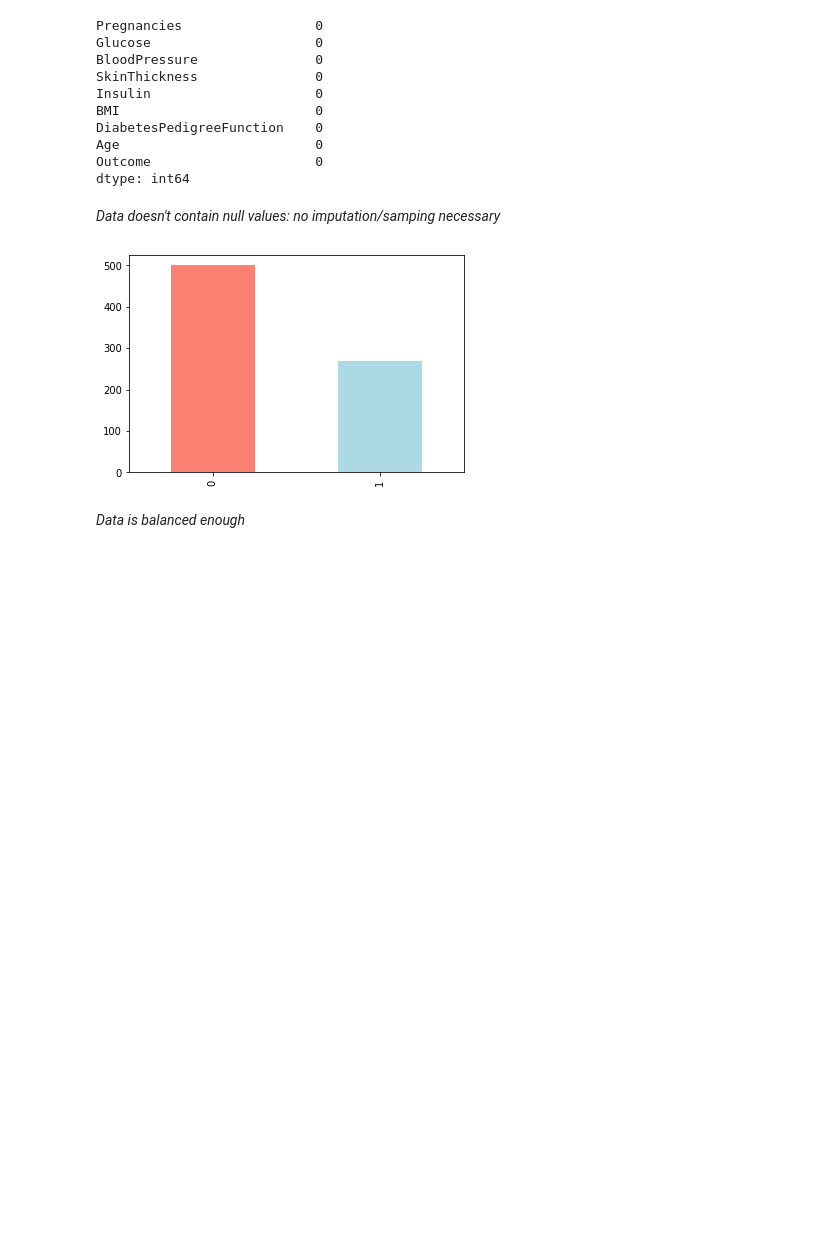
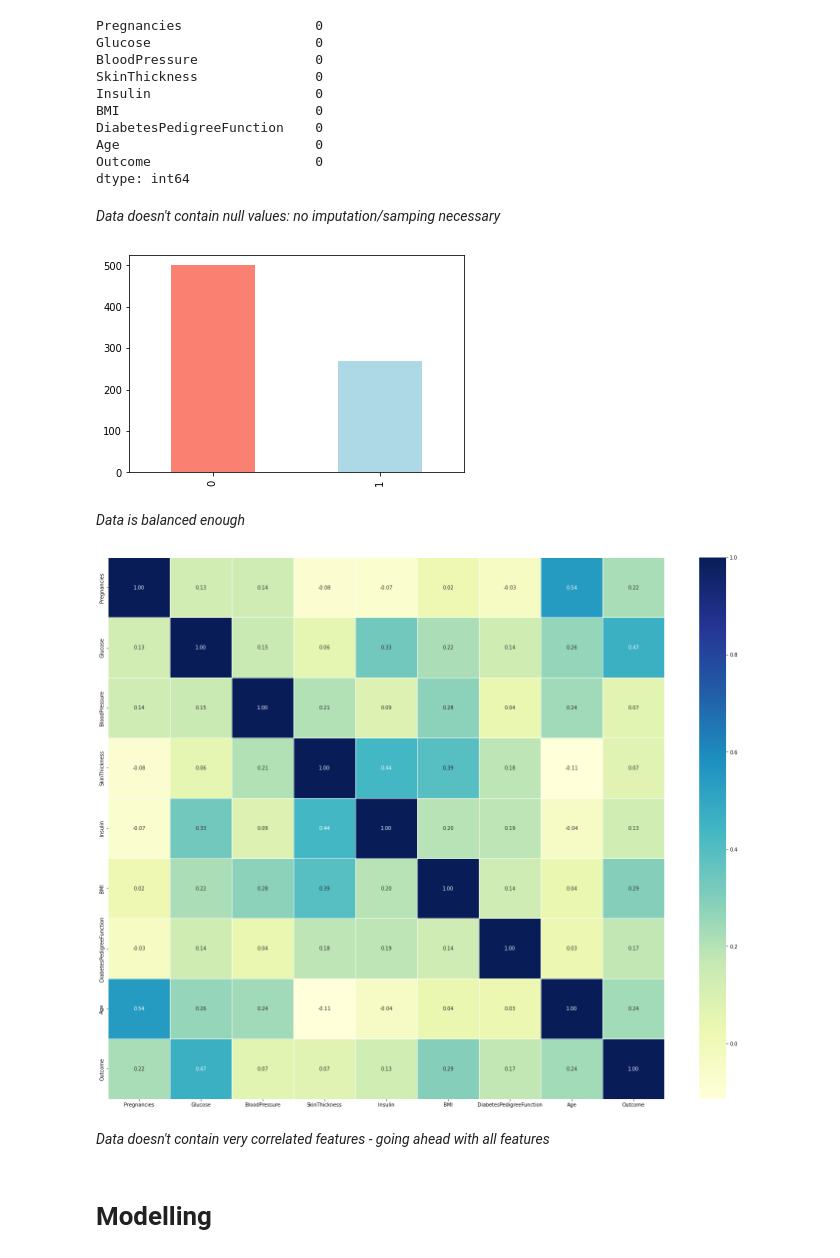
Before and after one commit to Ammar-Raneez/Diabetes_Classification, a Jupyter notebook: diabetes.ipynb, the cells around one changed output. Saved outputs shown, nothing was run; the diff lists cells and outputs as text; code cells hidden in the pictures; blank space fills up the shorter version.

Commit message:
Plot correlation matrix

```diff
--- a/diabetes.ipynb
+++ b/diabetes.ipynb
@@ -78,3 +78,20 @@ data['Outcome'].value_counts().plot(kind='bar', color=['salmon', 'lightblue']);
 [figure]
 # %% [markdown]
 *Data is balanced enough*
+# %%
+# Plot correlation matrix
+corr_matrix = data.corr()
+fig, ax = plt.subplots(figsize=(25, 20))
+ax = sns.heatmap(
+    corr_matrix,
+    annot=True,
+    linewidths=0.5,
+    fmt=".2f",
+    cmap="YlGnBu"
+);
+# %% [output]
+[figure, added]
+# %% [markdown]
+*Data doesn't contain very correlated features - going ahead with all features*
+# %% [markdown]
+# Modelling
```
